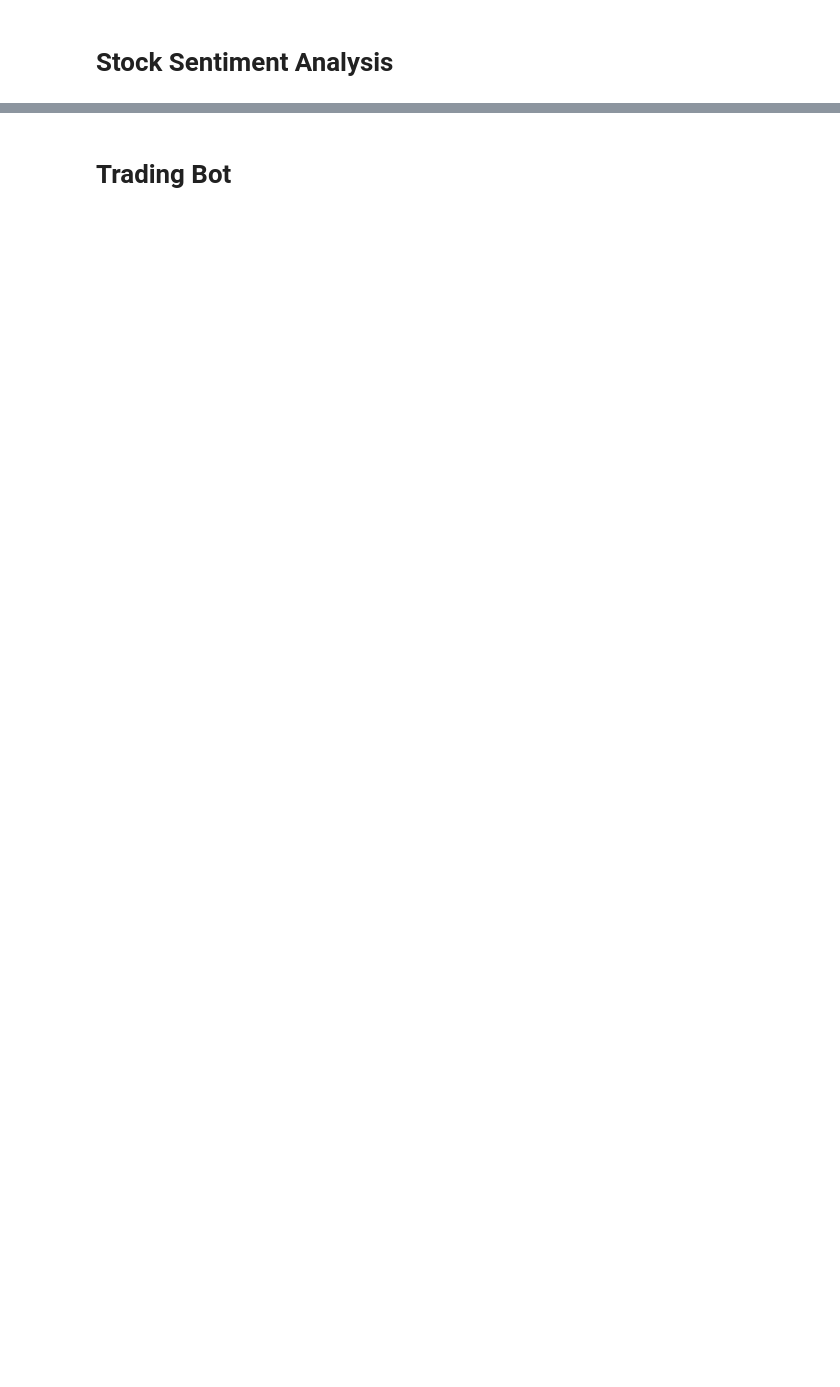
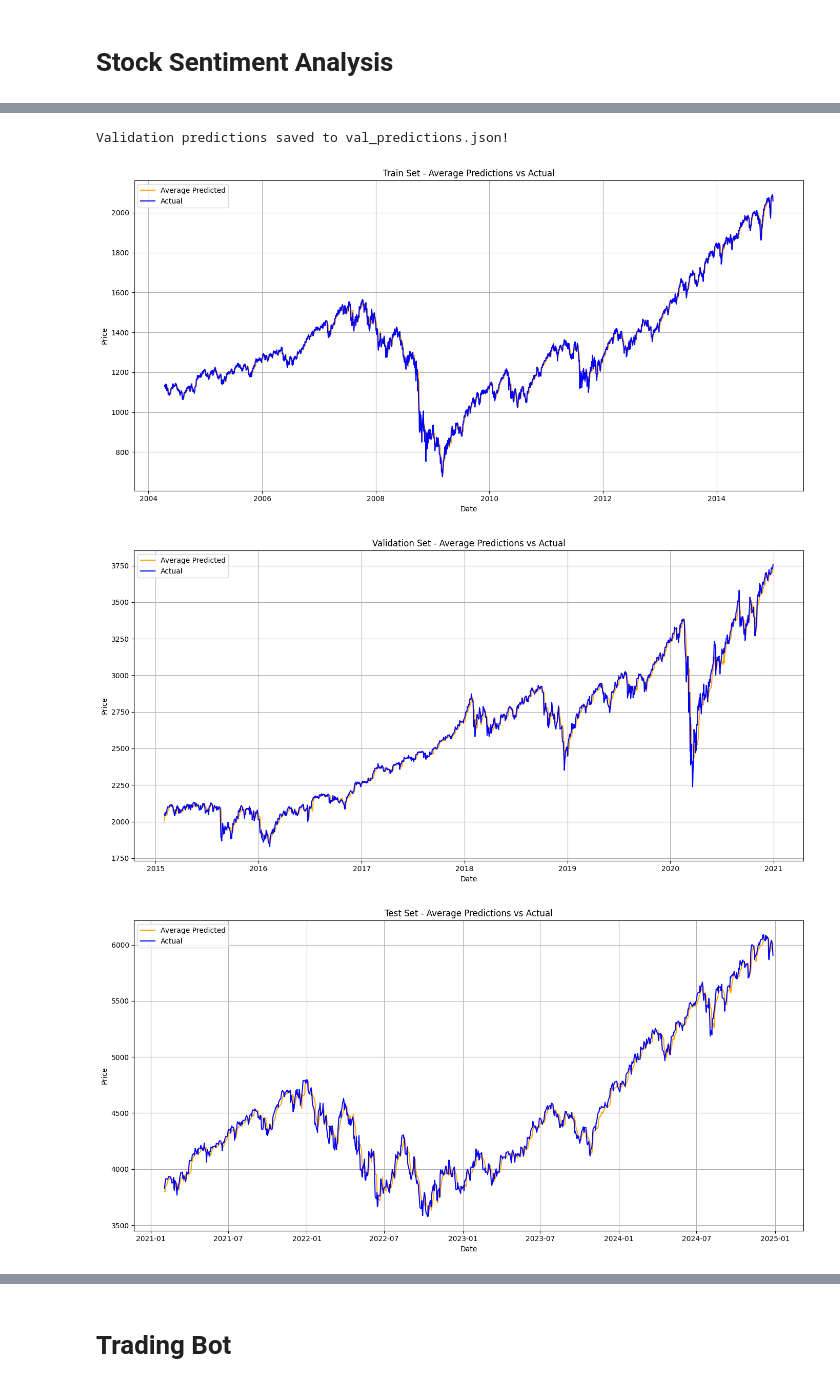
Before and after one commit to tashatrbl/COMP3071-Designing-Intelligent-Agent-Coursework, a Jupyter notebook: TradingBot.ipynb, the cells around one changed output, grey strips where cells are left out. Saved outputs shown, nothing was run; the diff lists cells and outputs as text; code cells hidden in the pictures; blank space fills up the shorter version.

```diff
--- a/TradingBot.ipynb
+++ b/TradingBot.ipynb
@@ -381 +507,77 @@ test_results = rolling_prediction(df_test_norm, window_size=20, indicators=indic
+# %%
+import json
+
+# Prepare predictions for saving
+predictions_to_save = {}
+
+# IMPORTANT: use selected_indicators, not full indicators list
+for indicator in selected_indicators:
+    predictions_to_save[indicator] = {
+        'predictions': val_results[indicator]['predictions'],  # Save predictions
+        'actual': val_results[indicator]['actual']  # Save ground truth
+    }
+
+# Save to a JSON file
+with open('val_predictions.json', 'w') as f:
+    json.dump(predictions_to_save, f)
+
+print("Validation predictions saved to val_predictions.json!")
+# %% [output]
+Validation predictions saved to val_predictions.json!
+# %%
+import matplotlib.pyplot as plt
+import numpy as np
+
+# Function to plot predictions vs actual values
+def plot_predictions(predictions, actuals, dates, title):
+    plt.figure(figsize=(14, 7))
+    plt.plot(dates, predictions, label='Average Predicted', color='orange')
+    plt.plot(dates, actuals, label='Actual', color='blue')
+    plt.title(title)
+    plt.xlabel('Date')
+    plt.ylabel('Price')
+    plt.legend()
+    plt.grid(True)
+    plt.tight_layout()
+    plt.show()
+
+# Step 1: Compute the average predictions across the top 3 indicators and Sentiment
+def average_predictions(results, top_3_indicators, sentiment='Sentiment'):
+    avg_preds = []
+    actual_prices = []
+
+    # Get the number of predictions (they should all be the same length)
+    num_preds = len(results[top_3_indicators[0]]['predictions'])
+
+    for i in range(num_preds):
+        # Get the predictions for each of the top 3 indicators + Sentiment
+        preds = [results[indicator]['predictions'][i] for indicator in top_3_indicators]  # Top 3 indicators
+        preds.append(results[sentiment]['predictions'][i])  # Add Sentiment
+
+        # Average the predictions
+        avg_preds.append(np.mean(preds))  # Average of top 3 predictions + Sentiment
+
+        # Use the actual price from the first indicator (same for all indicators)
+        actual_prices.append(results[top_3_indicators[0]]['actual'][i])
+
+    return avg_preds, actual_prices
+
+# Step 2: Get average predictions for each dataset (train, val, test)
+train_avg_preds, train_actuals = average_predictions(train_results, top_3_indicators)
+val_avg_preds, val_actuals = average_predictions(val_results, top_3_indicators)
+test_avg_preds, test_actuals = average_predictions(test_results, top_3_indicators)
+
+# Step 3: Create date ranges for plotting (same length as the predictions)
+train_dates = df.index[20:20 + len(train_avg_preds)]
+val_dates = df_val.index[20:20 + len(val_avg_preds)]
+test_dates = df_test.index[20:20 + len(test_avg_preds)]
+
+# Step 4: Plot the results
+plot_predictions(train_avg_preds, train_actuals, train_dates, title="Train Set - Average Predictions vs Actual")
+plot_predictions(val_avg_preds, val_actuals, val_dates, title="Validation Set - Average Predictions vs Actual")
+plot_predictions(test_avg_preds, test_actuals, test_dates, title="Test Set - Average Predictions vs Actual")
+# %% [output]
+[figure, added]
+[figure, added]
+[figure, added]
 # %%
```
Also changed, not shown: parts of 16 cells of this notebook.
